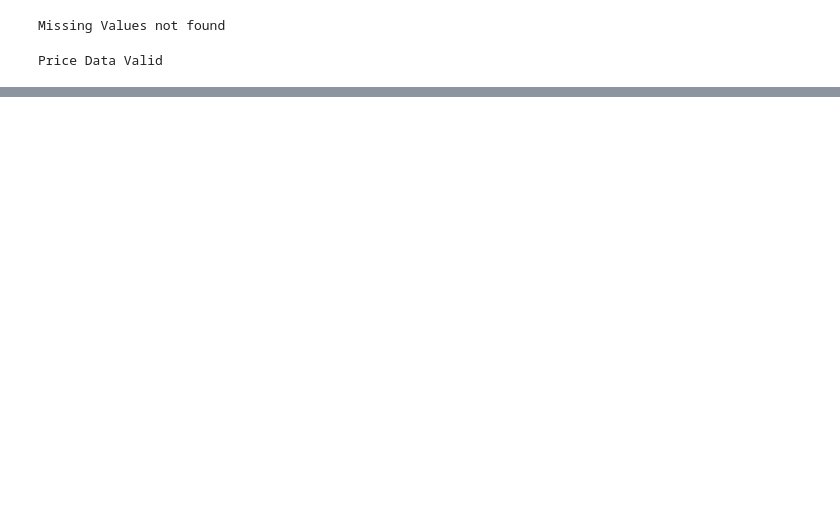
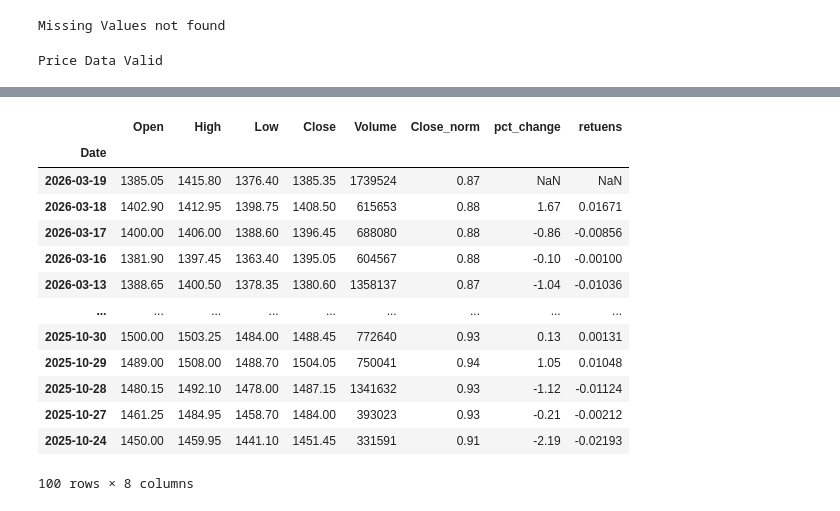
Before and after one commit to TridipKarmakar/QuantInsight, a Jupyter notebook: notebooks/01_alpha_vantage_data_fetch.ipynb, the cells around one changed output, grey strips where cells are left out. Saved outputs shown, nothing was run; the diff lists cells and outputs as text; code cells hidden in the pictures; blank space fills up the shorter version.

```diff
--- a/notebooks/01_alpha_vantage_data_fetch.ipynb
+++ b/notebooks/01_alpha_vantage_data_fetch.ipynb
@@ -229,3 +229,5 @@ Volume    0
 dtype: int64
 
  Data validation successful ✅
+# %%
+df = df.copy()
@@ -231,0 +264,4 @@ dtype: int64
+# %%
+df["Close_norm"] = (df["Close"] /  df["Close"].max()).astype(float).round(2)
+
+print(df)
@@ -231,0 +286,22 @@ dtype: int64
+# %%
+df["retuens"] = (df["Close"].pct_change()).astype(float).round(5)
+
+df = df.drop(columns=["retuens_%"])
+# %%
+df["pct_change"] = (df["Close"].pct_change() * 100).astype(float).round(2)
+df
+# %% [output]
+|  | Open | High | Low | Close | Volume | Close_norm | pct_change | retuens |
+| Date |  |  |  |  |  |  |  |  |
+| 2026-03-19 | 1385.05 | 1415.80 | 1376.40 | 1385.35 | 1739524 | 0.87 | NaN | NaN |
+| 2026-03-18 | 1402.90 | 1412.95 | 1398.75 | 1408.50 | 615653 | 0.88 | 1.67 | 0.01671 |
+| 2026-03-17 | 1400.00 | 1406.00 | 1388.60 | 1396.45 | 688080 | 0.88 | -0.86 | -0.00856 |
+| 2026-03-16 | 1381.90 | 1397.45 | 1363.40 | 1395.05 | 604567 | 0.88 | -0.10 | -0.00100 |
+| 2026-03-13 | 1388.65 | 1400.50 | 1378.35 | 1380.60 | 1358137 | 0.87 | -1.04 | -0.01036 |
+| ... | ... | ... | ... | ... | ... | ... | ... | ... |
+| 2025-10-30 | 1500.00 | 1503.25 | 1484.00 | 1488.45 | 772640 | 0.93 | 0.13 | 0.00131 |
+| 2025-10-29 | 1489.00 | 1508.00 | 1488.70 | 1504.05 | 750041 | 0.94 | 1.05 | 0.01048 |
+| 2025-10-28 | 1480.15 | 1492.10 | 1478.00 | 1487.15 | 1341632 | 0.93 | -1.12 | -0.01124 |
+| 2025-10-27 | 1461.25 | 1484.95 | 1458.70 | 1484.00 | 393023 | 0.93 | -0.21 | -0.00212 |
+| 2025-10-24 | 1450.00 | 1459.95 | 1441.10 | 1451.45 | 331591 | 0.91 | -2.19 | -0.02193 |
+100 rows × 8 columns
```
Also changed, not shown: parts of 11 cells of this notebook, 1 other file.
